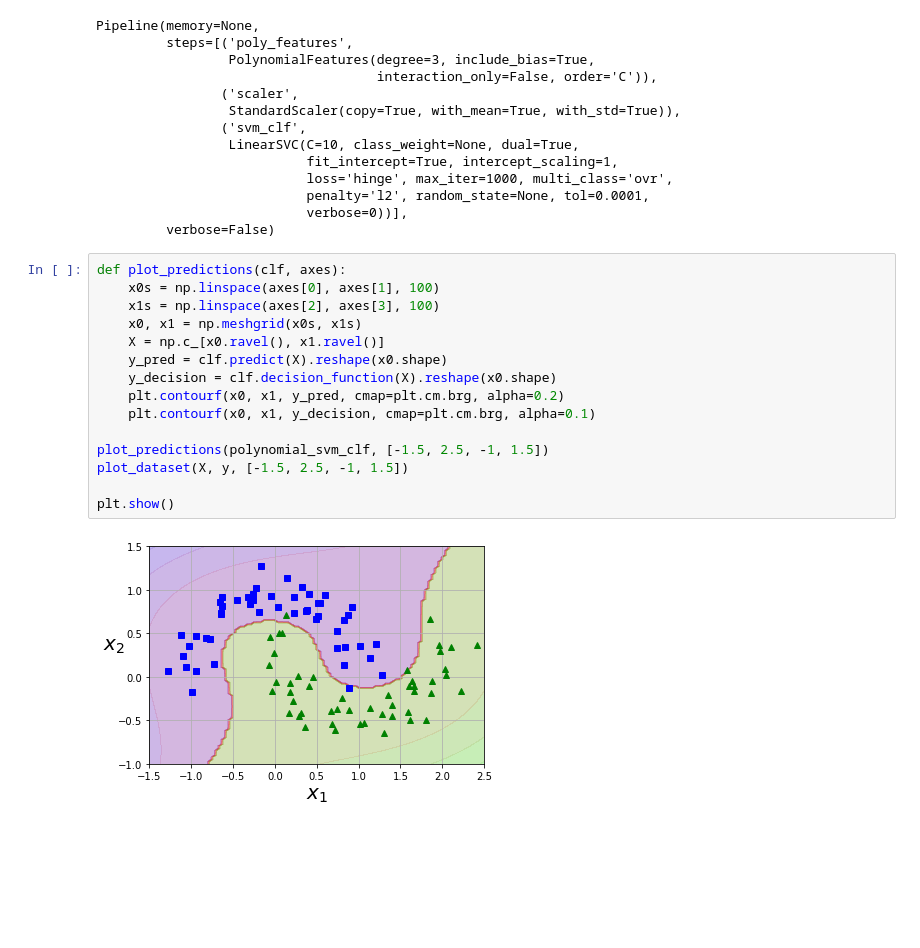
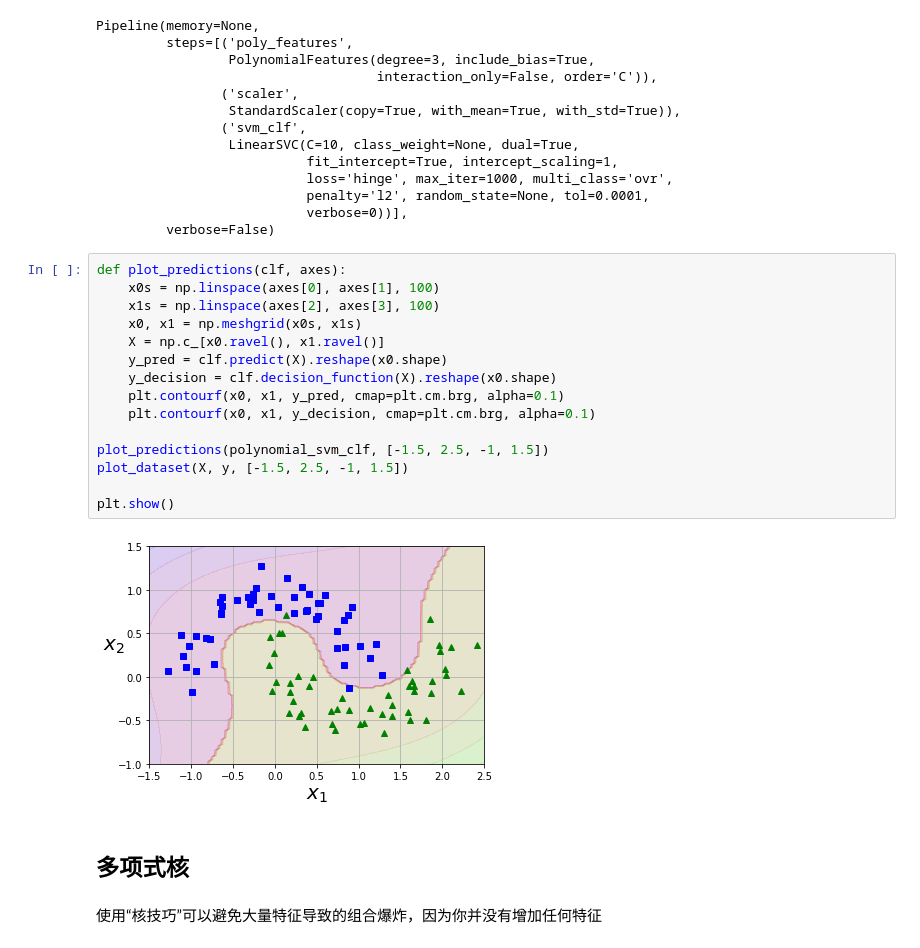
Before and after one commit to lyx599/Hands_on_machine_learning_with_scikit_learn_and_tensorflow, a Jupyter notebook: ex2_classification/SVM.ipynb, the cells around one changed output. Cells and saved outputs as stored; diff of their text form; blank space fills up the shorter version.

```diff
--- a/ex2_classification/SVM.ipynb
+++ b/ex2_classification/SVM.ipynb
@@ -71,17 +71,21 @@ Pipeline(memory=None,
 # %%
 def plot_predictions(clf, axes):
     x0s = np.linspace(axes[0], axes[1], 100)
     x1s = np.linspace(axes[2], axes[3], 100)
     x0, x1 = np.meshgrid(x0s, x1s)
     X = np.c_[x0.ravel(), x1.ravel()]
     y_pred = clf.predict(X).reshape(x0.shape)
     y_decision = clf.decision_function(X).reshape(x0.shape)
-    plt.contourf(x0, x1, y_pred, cmap=plt.cm.brg, alpha=0.2)
+    plt.contourf(x0, x1, y_pred, cmap=plt.cm.brg, alpha=0.1)
     plt.contourf(x0, x1, y_decision, cmap=plt.cm.brg, alpha=0.1)
 
 plot_predictions(polynomial_svm_clf, [-1.5, 2.5, -1, 1.5])
 plot_dataset(X, y, [-1.5, 2.5, -1, 1.5])
 
 plt.show()
 # %% [output]
-[figure, old version]
+[figure, new version]
+# %% [markdown]
+## 多项式核
+# %% [markdown]
+使用“核技巧”可以避免大量特征导致的组合爆炸，因为你并没有增加任何特征
```
Also changed, not shown: parts of 27 cells of this notebook, 2 other files.
